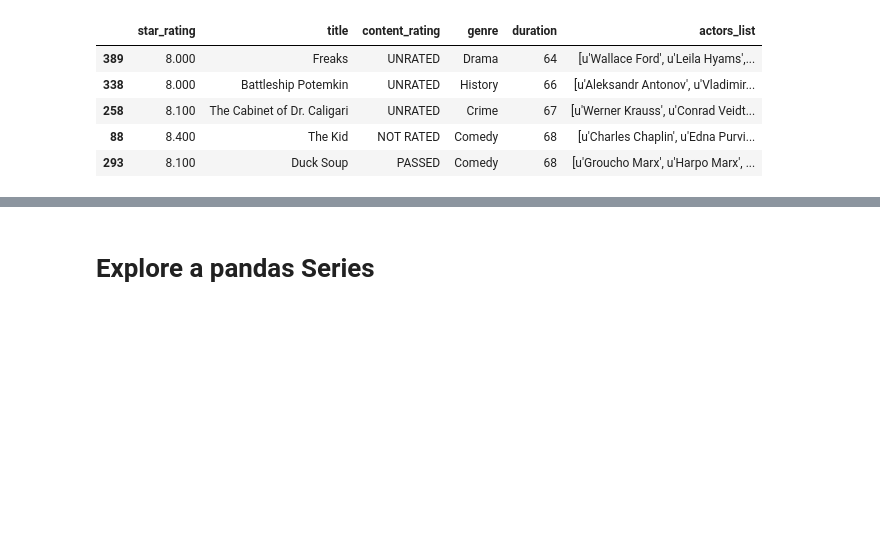
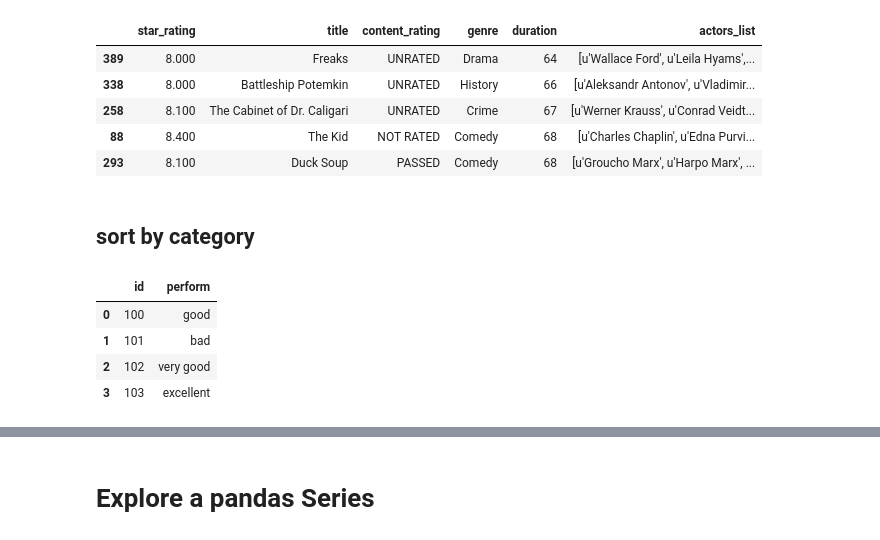
Before and after one commit to felixfan/scripts, a Jupyter notebook: python/ipynb/pandas.ipynb, the cells around one changed output, grey strips where cells are left out. Drawn from its saved outputs; the diff is of its cells as text; code cells hidden in the pictures; blank space fills up the shorter version.

Commit message:
category type

```diff
--- a/python/ipynb/pandas.ipynb
+++ b/python/ipynb/pandas.ipynb
@@ -960,3 +960,14 @@ movies.sort_values(['duration', 'content_rating']).head()
 | 258 | 8.100 | The Cabinet of Dr. Caligari | UNRATED | Crime | 67 | [u'Werner Krauss', u'Conrad Veidt... |
 | 88 | 8.400 | The Kid | NOT RATED | Comedy | 68 | [u'Charles Chaplin', u'Edna Purvi... |
 | 293 | 8.100 | Duck Soup | PASSED | Comedy | 68 | [u'Groucho Marx', u'Harpo Marx', ... |
+# %% [markdown]
+## sort by category
+# %%
+dfd = pd.DataFrame({'id':[100,101,102,103], 'perform':['good', 'bad', 'very good', 'excellent']})
+dfd
+# %% [output]
+|  | id | perform |
+| 0 | 100 | good |
+| 1 | 101 | bad |
+| 2 | 102 | very good |
+| 3 | 103 | excellent |
```
Also changed, not shown: parts of 32 cells of this notebook.
